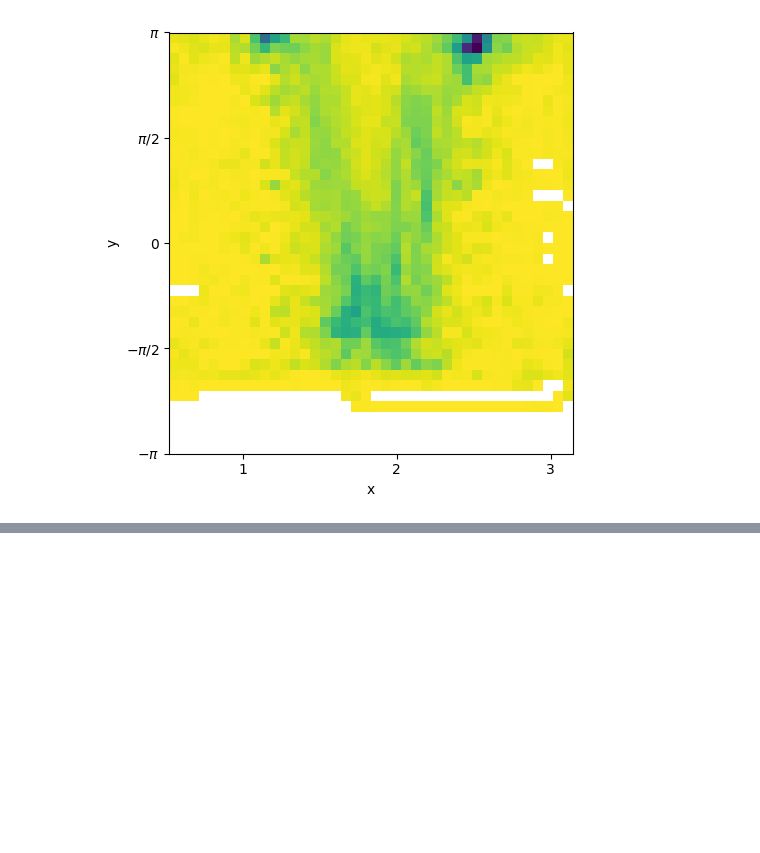
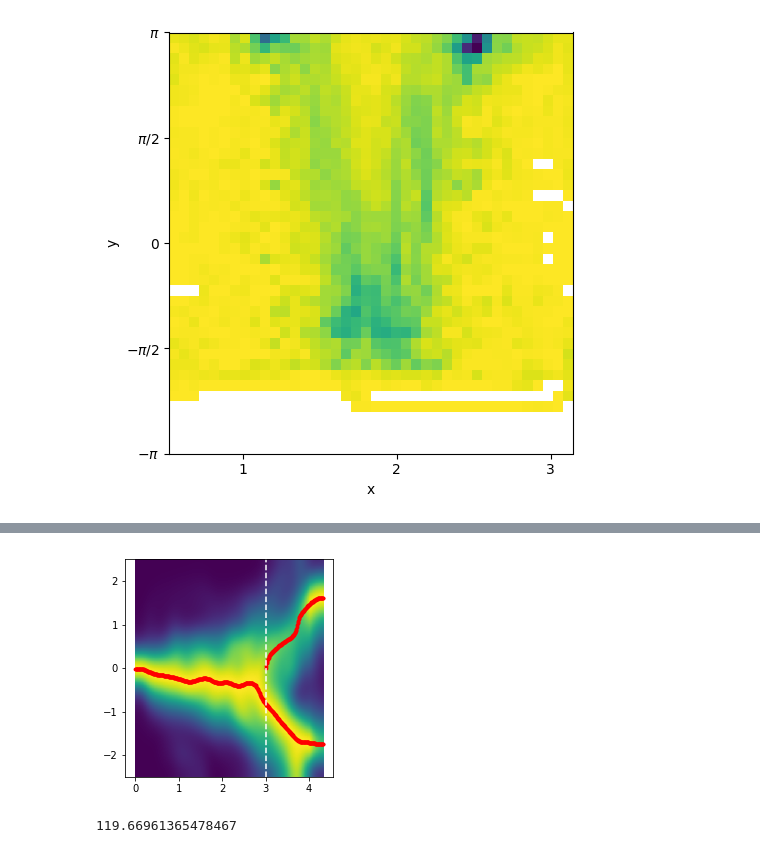
Before and after one commit to RnoB/fly-matrix, a Jupyter notebook: MalkoFly.ipynb, the cells around one changed output, grey strips where cells are left out. Drawn from its saved outputs; the diff is of its cells as text; code cells hidden in the pictures; blank space fills up the shorter version.

```diff
--- a/MalkoFly.ipynb
+++ b/MalkoFly.ipynb
@@ -154,0 +172,32 @@ mf.pb.plt.savefig('/mnt/ssd1/Documents/Vivek/flyVR/fly-matrix/figures/katz_dir_v
+# %%
+for i in range(0,nbins):
+    max_val = np.max(img[:,i])
+    img[:,i] = img[:,i]/max_val
+# %%
+xs=[]
+ys=[]
+import scipy.signal
+for i in range(0,nbins):
+    a = scipy.signal.find_peaks(img[:,i], height=0.5)[0]
+    for j in range(0,len(a)):
+        xs.append(i*post0_x/nbins)
+        ys.append(a[j]*(post0_y-post1_y)/nbins + post1_y)
+# %%
+def get_duplicates(x):
+    _size = len(x)
+    repeated = []
+    for i in range(_size):
+        k = i + 1
+        for j in range(k, _size):
+            if x[i] == x[j] and x[i] not in repeated:
+                repeated.append(x[i])
+    return repeated
+# %%
+bifurcation_x = np.min(np.where(xs == np.min(get_duplicates(xs))))-1
+
+mf.pb.plt.imshow(img, extent=[0,post0_x,post0_y,post1_y])
+mf.pb.plt.scatter(xs,ys, s=8, c='red')
+mf.pb.plt.vlines(post0_x*bifurcation_x/nbins, ymin=post0_y, ymax=post1_y, color='white', linestyles='dashed')
+mf.pb.plt.savefig('/mnt/ssd1/Documents/Vivek/flyVR/fly-matrix/figures/' + str(nPosts) + '_post_bifurcation_tracks.png', format='png', dpi=300)
+# %% [output]
+[figure, added]
@@ -154,0 +212,4 @@ mf.pb.plt.savefig('/mnt/ssd1/Documents/Vivek/flyVR/fly-matrix/figures/katz_dir_v
+# %%
+np.arccos(vec0.dot(vec1))*180/np.pi
+# %% [output]
+119.66961365478467
```
Also changed, not shown: parts of 12 cells of this notebook.
